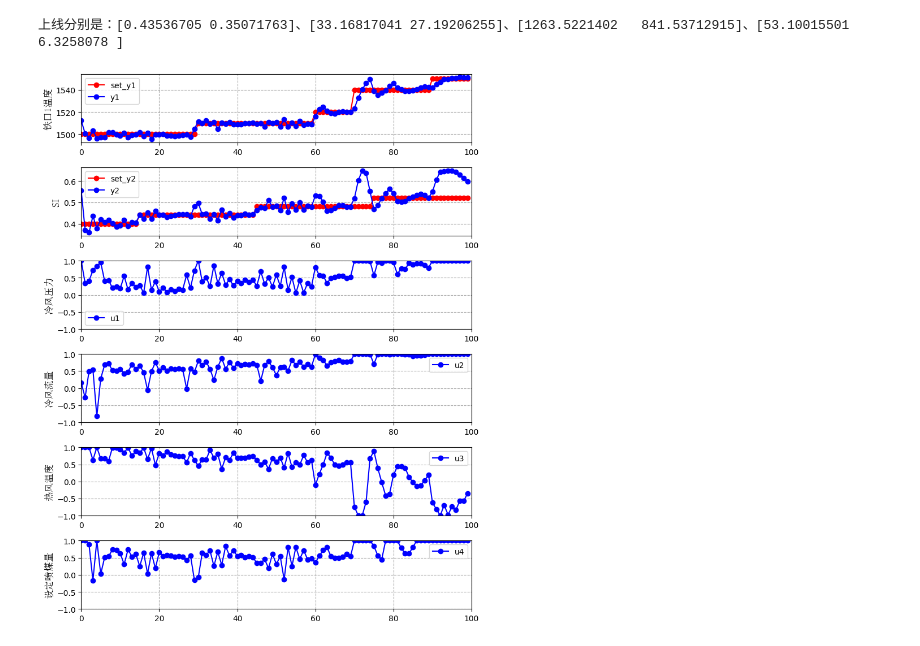
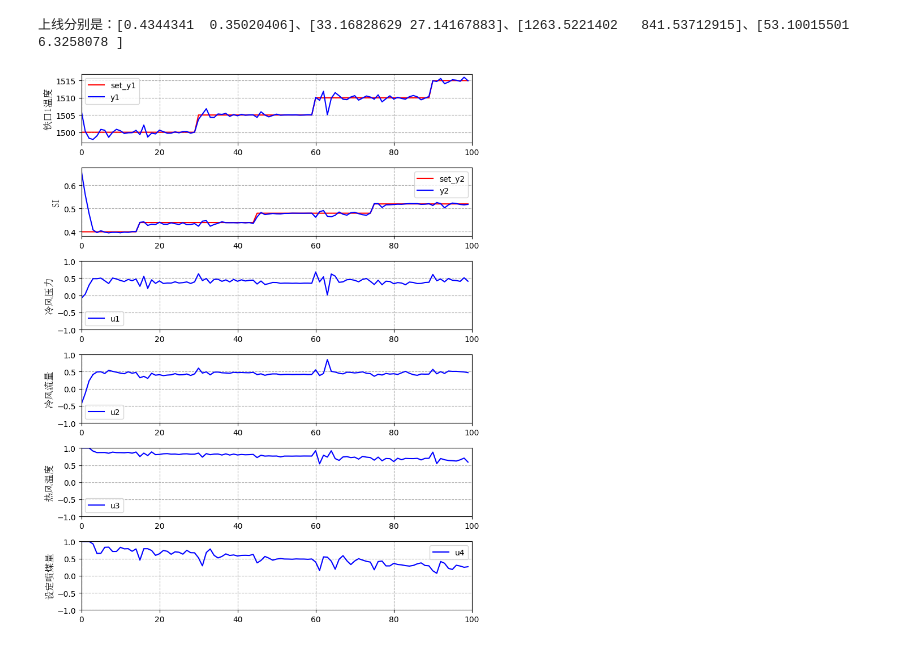
Before and after one commit to haokwok2002/gaolu, a Jupyter notebook: MPC/高炉/1-LSTM-双向-包含当前时刻/LSTM双向-高炉-预测控制.ipynb, the cells around one changed output. Drawn from its saved outputs; the diff is of its cells as text; code cells hidden in the pictures.

```diff
--- a/MPC/高炉/1-LSTM-双向-包含当前时刻/LSTM双向-高炉-预测控制.ipynb
+++ b/MPC/高炉/1-LSTM-双向-包含当前时刻/LSTM双向-高炉-预测控制.ipynb
@@ -112,20 +117,19 @@ for idx, column in enumerate(input_term+output_term):
 # %%
 # 画出选取的数据
 def plot_subplot(data_x,data_y,column,index_predict,index_gaolu):
-    plt.plot(data_x,data_y,'-', label='原始数据')
-    plt.plot(data_x[index_gaolu],data_y[index_gaolu],'r*-', label='高炉数据')
-    plt.plot(data_x[index_predict],data_y[index_predict],'g-', label='预测数据')
-
-
+    plt.plot(data_x,data_y,'-', label='origin_data')
+    plt.plot(data_x[index_gaolu],data_y[index_gaolu],'r*-', label='gaolu_data')
+    plt.plot(data_x[index_predict],data_y[index_predict],'g-', label='predict_data')
+    plt.legend()
     # plt.xlabel(time_term, fontproperties=font)  # 使用中文标签
     plt.ylabel(column, fontproperties=font)  # 使用中文标签
 
 
 
-length1 = 300
-start1 = 5000
-length2 = 300
-start2 = 0
+length1 = 800
+start1 = 0
+length2 = 800
+start2 = 5000
 
 
 index_gaolu   = range(start1, start1+length1+1, 1)
@@ -741,11 +745,11 @@ Times = 100
 def generate_y_aim_data(Times):
 
     set_y1 = np.full(Times,1500)
-    set_y1[30:] = 1510
-    set_y1[60:] = 1520
-    set_y1[90:] = 1530
-    set_y1[70:] = 1540
-    set_y1[90:] = 1550
+    set_y1[30:] = 1505
+    set_y1[60:] = 1510
+    set_y1[90:] = 1515
+    # set_y1[70:] = 1520
+    # set_y1[90:] = 1525
 
     set_y2 = np.full(Times,0.40)
     set_y2[15:] = 0.44
@@ -1246,8 +1319,8 @@ print(f'上线分别是：{a1}、{a2}、{a3}、{a4}')
 # print(all_pred_u4)
 # 第一个维度的曲线
 plt.subplot(6, 1, 1)
-plt.plot(set_y1, 'ro-', label='set_y1')
-plt.plot(y1_pred_inverse_transform, 'bo-', label='y1')
+plt.plot(set_y1, 'r-', label='set_y1')
+plt.plot(y1_pred_inverse_transform, 'b-', label='y1')
 plt.axvline(x=0, color='gray', linestyle='--', linewidth=1.5)
 plt.xlim((0,Times))
 plt.ylabel(output_term[0], fontproperties=font)  # 使用中文标签
@@ -1256,8 +1329,8 @@ plt.grid(linestyle='--', alpha=0.7, color='gray')
 
 # 第二个维度的曲线
 plt.subplot(6, 1, 2)
-plt.plot(set_y2, 'ro-', label='set_y2')
-plt.plot(y2_pred_inverse_transform, 'bo-', label='y2')
+plt.plot(set_y2, 'r-', label='set_y2')
+plt.plot(y2_pred_inverse_transform, 'b-', label='y2')
 plt.axvline(x=0, color='gray', linestyle='--', linewidth=1.5)
 plt.xlim((0,Times))
 plt.ylabel(output_term[1], fontproperties=font)  # 使用中文标签
@@ -1266,7 +1339,7 @@ plt.grid(linestyle='--', alpha=0.7, color='gray')
 
 # 第一个维度的u1曲线
 plt.subplot(6, 1, 3)
-plt.plot(all_pred_u1, 'bo-', label='u1')
+plt.plot(all_pred_u1, 'b-', label='u1')
 plt.axvline(x=0, color='gray', linestyle='--', linewidth=1.5)
 plt.xlim((0,Times))
 plt.ylim((-max_control,max_control))
@@ -1276,37 +1349,37 @@ plt.grid(linestyle='--', alpha=0.7, color='gray')
 
 # 第二个维度的u2曲线
 plt.subplot(6, 1, 4)
-plt.plot(all_pred_u2, 'bo-', label='u2')
+plt.plot(all_pred_u2, 'b-', label='u2')
 plt.axvline(x=0, color='gray', linestyle='--', linewidth=1.5)
 plt.xlim((0,Times))
 plt.ylim((-max_control,max_control))
 plt.ylabel(input_term[1], fontproperties=font)  # 使用中文标签
 plt.legend()
 plt.grid(linestyle='--', alpha=0.7, color='gray')
 
 # 第三个维度的u3曲线
 plt.subplot(6, 1, 5)
-plt.plot(all_pred_u3, 'bo-', label='u3')  # 修改标签为 'u3'
+plt.plot(all_pred_u3, 'b-', label='u3')  # 修改标签为 'u3'
 plt.axvline(x=0, color='gray', linestyle='--', linewidth=1.5)
 plt.xlim((0,Times))
 plt.ylim((-max_control,max_control))
 plt.ylabel(input_term[2], fontproperties=font)  # 使用中文标签
 plt.legend()
 plt.grid(linestyle='--', alpha=0.7, color='gray')
 
 # 第四个维度的u4曲线
 plt.subplot(6, 1, 6)
-plt.plot(all_pred_u4, 'bo-', label='u4')  # 修改标签为 'u4'
+plt.plot(all_pred_u4, 'b-', label='u4')  # 修改标签为 'u4'
 plt.axvline(x=0, color='gray', linestyle='--', linewidth=1.5)
 plt.xlim((0,Times))
 plt.ylim((-max_control,max_control))
 plt.ylabel(input_term[3], fontproperties=font)  # 使用中文标签
 plt.legend()
 plt.grid(linestyle='--', alpha=0.7, color='gray')
 
 # 调整子图布局
 plt.tight_layout()
 plt.show()
 # %% [output]
-上线分别是：[0.43536705 0.35071763]、[33.16817041 27.19206255]、[1263.5221402   841.53712915]、[53.10015501  6.3258078 ]
+上线分别是：[0.4344341  0.35020406]、[33.16828629 27.14167883]、[1263.5221402   841.53712915]、[53.10015501  6.3258078 ]
-[figure, old version]
+[figure, new version]
```
Also changed, not shown: parts of 14 cells of this notebook, 7 other files.
